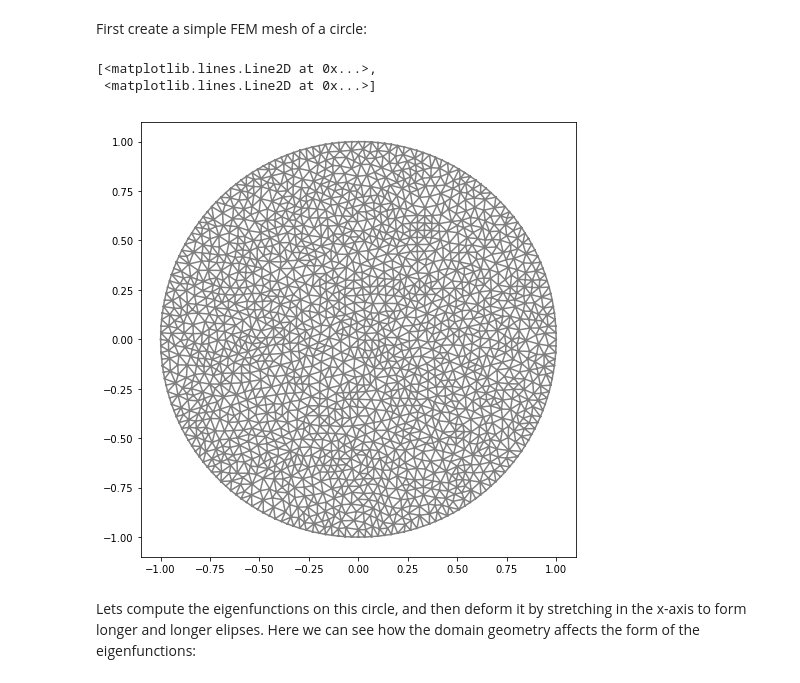
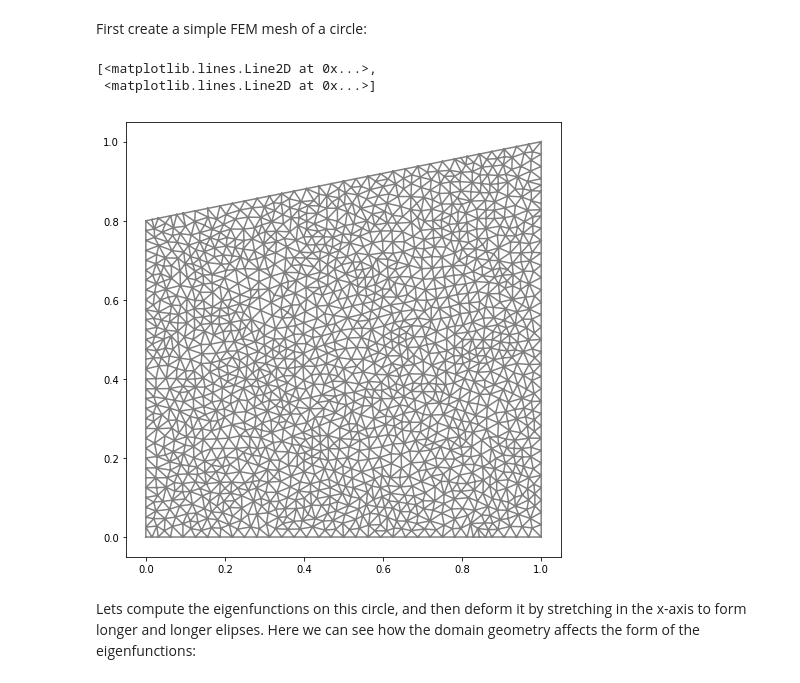
Before and after one commit to RudgeLab/MorphoOrganismos, a Jupyter notebook: python/Fenics testing.ipynb, the cells around one changed output. Saved outputs shown, nothing was run; the diff lists cells and outputs as text; code cells hidden in the pictures.

```diff
--- a/python/Fenics testing.ipynb
+++ b/python/Fenics testing.ipynb
@@ -8,14 +8,15 @@ import matplotlib.pyplot as plt
 First create a simple FEM mesh of a circle:
 # %%
 n=30
-geometry=mshr.Circle(Point(0.0,0.0),1.0)
+geometry=mshr.Polygon([Point(0.0,0.0),Point(1.0,0.0),Point(1.0,1.0),Point(0.0,0.8)])
+#.Circle(Point(0.0,0.0),1.0)
 mesh = mshr.generate_mesh(geometry,n)
 plt.figure(figsize=(8,8))
 plot(mesh)
 # %% [output]
 [<matplotlib.lines.Line2D at 0x...>,
  <matplotlib.lines.Line2D at 0x...>]
-[figure, old version]
+[figure, new version]
 # %% [markdown]
 Lets compute the eigenfunctions on this circle, and then deform it by stretching in the x-axis to form longer and longer elipses. Here we can see how the domain geometry affects the form of the eigenfunctions:
 # %%
```
Also changed, not shown: parts of 2 cells of this notebook.
